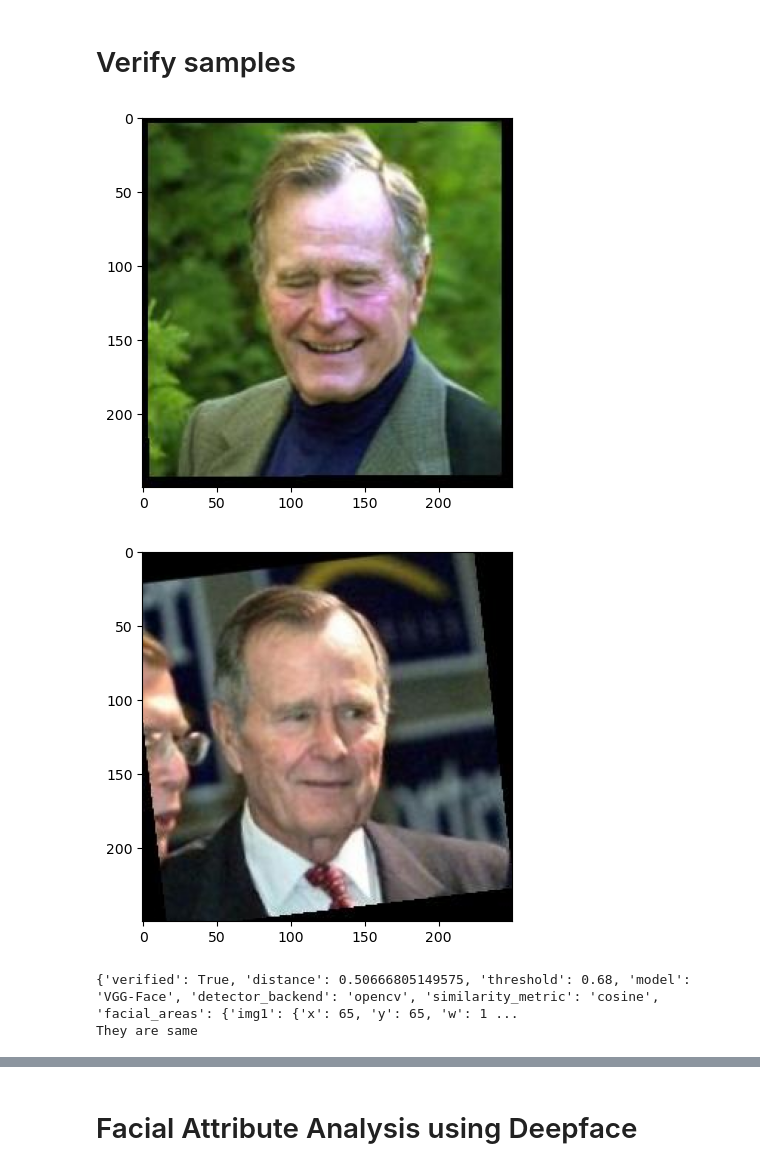
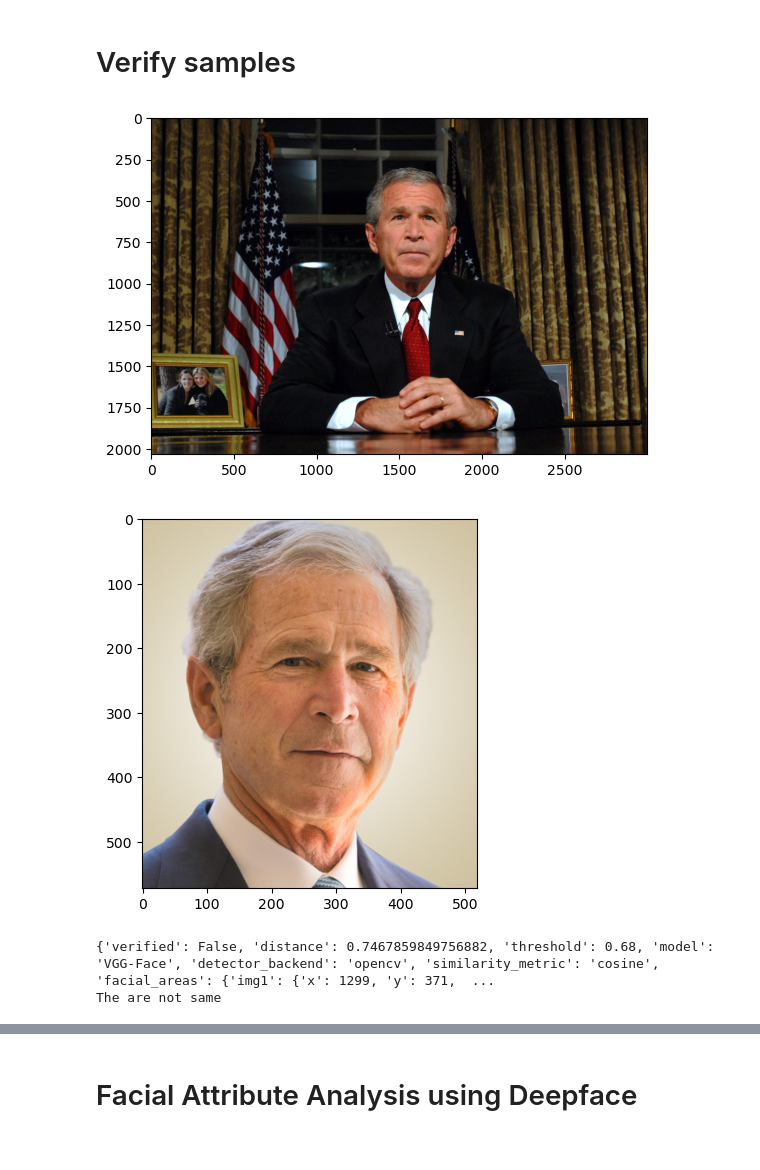
Before and after one commit to yovannynogales/computer-vision-verification-experiments, a Jupyter notebook: notebooks/face_verification_deepface.ipynb, the cells around one changed output, grey strips where cells are left out. Cells and saved outputs as stored; diff of their text form; code cells hidden in the pictures.

```diff
--- a/notebooks/face_verification_deepface.ipynb
+++ b/notebooks/face_verification_deepface.ipynb
@@ -35,12 +35,12 @@ def verify(img1_path, img2_path, model_name):
 # %% [markdown]
 # Verify samples
 # %%
-verify(os.path.abspath('data/faces/samples/img11.jpeg'), os.path.abspath('data/faces/samples/img12.jpeg'), 'VGG-Face')
+verify(os.path.abspath('data/faces/samples/img11.jpg'), os.path.abspath('data/faces/samples/img12.jpg'), 'VGG-Face')
 # %% [output]
-[figure, old version]
+[figure, new version]
-[figure, old version]
+[figure, new version]
-{'verified': True, 'distance': 0.50666805149575, 'threshold': 0.68, 'model': 'VGG-Face', 'detector_backend': 'opencv', 'similarity_metric': 'cosine', 'facial_areas': {'img1': {'x': 65, 'y': 65, 'w': 1 ...
-They are same
+{'verified': False, 'distance': 0.7467859849756882, 'threshold': 0.68, 'model': 'VGG-Face', 'detector_backend': 'opencv', 'similarity_metric': 'cosine', 'facial_areas': {'img1': {'x': 1299, 'y': 371,  ...
+The are not same
 # %%
 verify(os.path.abspath('data/faces/samples/img3.jpg'), os.path.abspath('data/faces/samples/img4.jpg'), 'VGG-Face')
 # %% [output]
```
Also changed, not shown: parts of 6 cells of this notebook, 13 other files.
